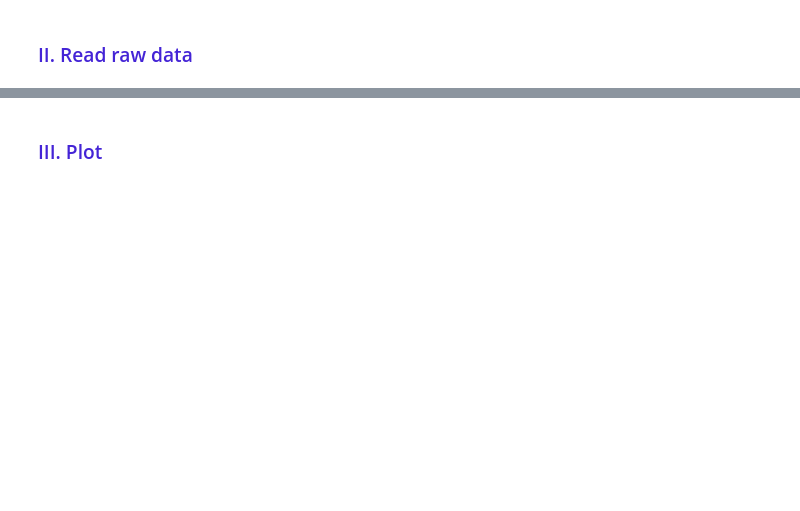
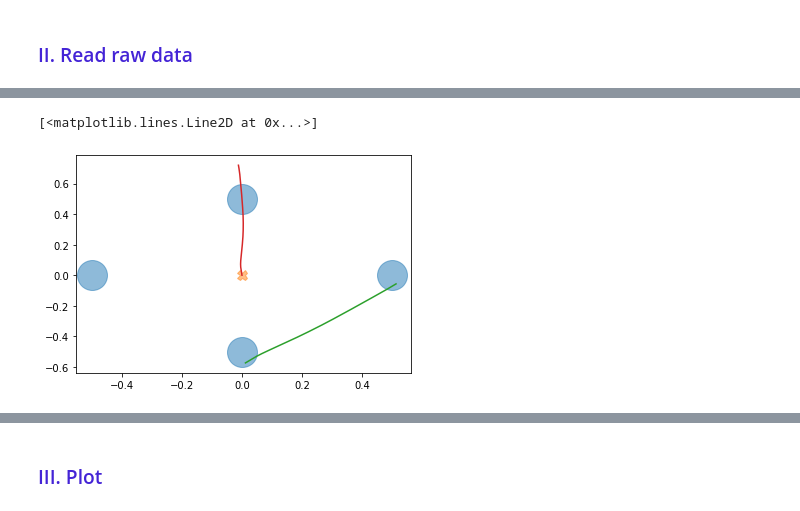
Before and after one commit to CarolineLndl/pilot_project_MAMSL_analyses, a Jupyter notebook: notebook/1_convert_data.ipynb, the cells around one changed output, grey strips where cells are left out. Cells and saved outputs as stored; diff of their text form; code cells hidden in the pictures; blank space fills up the shorter version.

```diff
--- a/notebook/1_convert_data.ipynb
+++ b/notebook/1_convert_data.ipynb
@@ -50,0 +110,22 @@ for subject_name in config["list_subjects"]:
+# %%
+import matplotlib.pyplot as plt
+
+
+center = [0, 0]
+targetdirections = [0, 90, -90, 180]
+radius = .50
+targetlocation = ([(radius * np.cos(np.pi * (dir) / 180)) for dir in targetdirections],
+                  [(radius * np.sin(np.pi * (dir) / 180)) for dir in targetdirections])
+plt.plot(targetlocation[0], targetlocation[1], marker="o", linestyle="None", markersize=30,alpha=0.5)
+plt.plot(center[0], center[1], marker="X", linestyle="None", markersize=10,alpha=0.5)
+
+
+plt.plot(sub["axis_rotfilt_x"],sub["axis_rotfilt_y"])
+#plt.plot(translated[0] ,translated[1])
+plt.plot(rotated_line_points[0] ,rotated_line_points[1])
+
+#plt.plot(translatedback[0],translatedback[1])
+#plt.plot(final_rotated_line[0],final_rotated_line[1])
+# %% [output]
+[<matplotlib.lines.Line2D at 0x...>]
+[figure, added]
```
Also changed, not shown: parts of 12 cells of this notebook, 6 other files.
